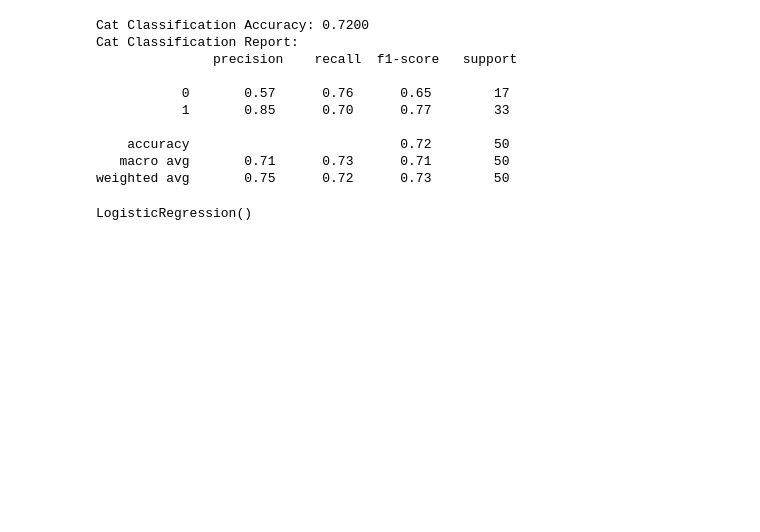
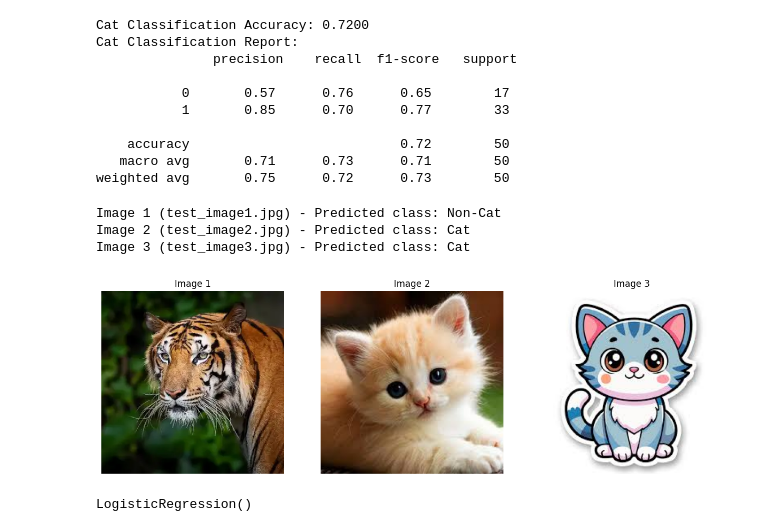
Before and after one commit to Yurii-Stepovenko/Hometask-for-DS-camp-Stepovenko, a Jupyter notebook: Lec 7 hometask.ipynb, the cells around one changed output. Drawn from its saved outputs; the diff is of its cells as text; code cells hidden in the pictures; blank space fills up the shorter version.

```diff
--- a/Lec 7 hometask.ipynb
+++ b/Lec 7 hometask.ipynb
@@ -55,4 +61,47 @@ Cat Classification Report:
     accuracy                           0.72        50
    macro avg       0.71      0.73      0.71        50
 weighted avg       0.75      0.72      0.73        50
+# %%
+#Testing model, using 3 different images
+def predict_images(image_paths, model, num_px):
+    """
+   A function to predict the class of multiple images using PIL.
+
+:param image_paths: list of image paths
+:param model: trained LogisticRegression model
+:param num_px: image dimension (assuming a square image)
+    """
+    fig, axes = plt.subplots(1, len(image_paths), figsize=(15, 5))
+
+    for i, image_path in enumerate(image_paths):
+        image = Image.open(image_path)
+
+        axes[i].imshow(image)
+        axes[i].axis("off")
+        axes[i].set_title(f"Image {i+1}")
+
+        # scaling the image to the needed size
+        image = image.resize((num_px, num_px))
+
+        # Turning to NumPy array and normalisation
+        image_array = np.array(image).reshape(1, -1) / 255.
+
+        #making prediction
+        prediction = model.predict(image_array)
+
+        # class appointment
+        predicted_class = "Cat" if prediction[0] == 1 else "Non-Cat"
+        print(f"Image {i+1} ({image_path}) - Predicted class: {predicted_class}")
+    #showing all the pictures
+    plt.show()
+
+image_paths = ["test_image1.jpg", "test_image2.jpg", "test_image3.jpg"]
+predict_images(image_paths, model_cat, num_px)
+#The results are interesting, i was convinced that model would think that tiger is cat, but, it is well trained, so it choosed well.
+#Also it is good with working with drawn images, and not only photos
+# %% [output]
+Image 1 (test_image1.jpg) - Predicted class: Non-Cat
+Image 2 (test_image2.jpg) - Predicted class: Cat
+Image 3 (test_image3.jpg) - Predicted class: Cat
+[figure, added]
 # %%
```
Also changed, not shown: parts of 12 cells of this notebook, 3 other files.
